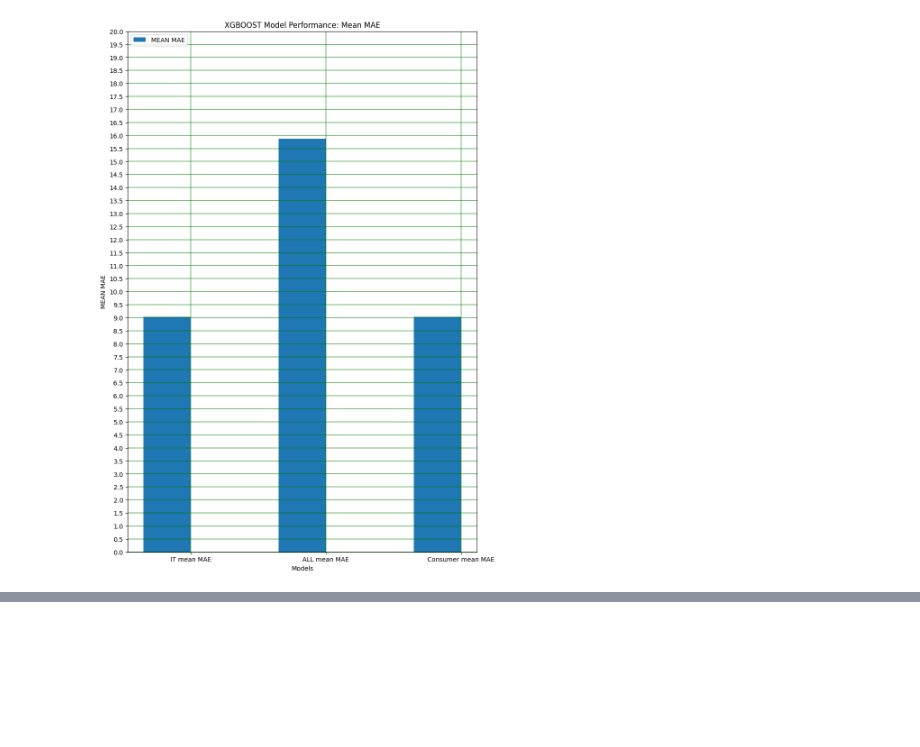
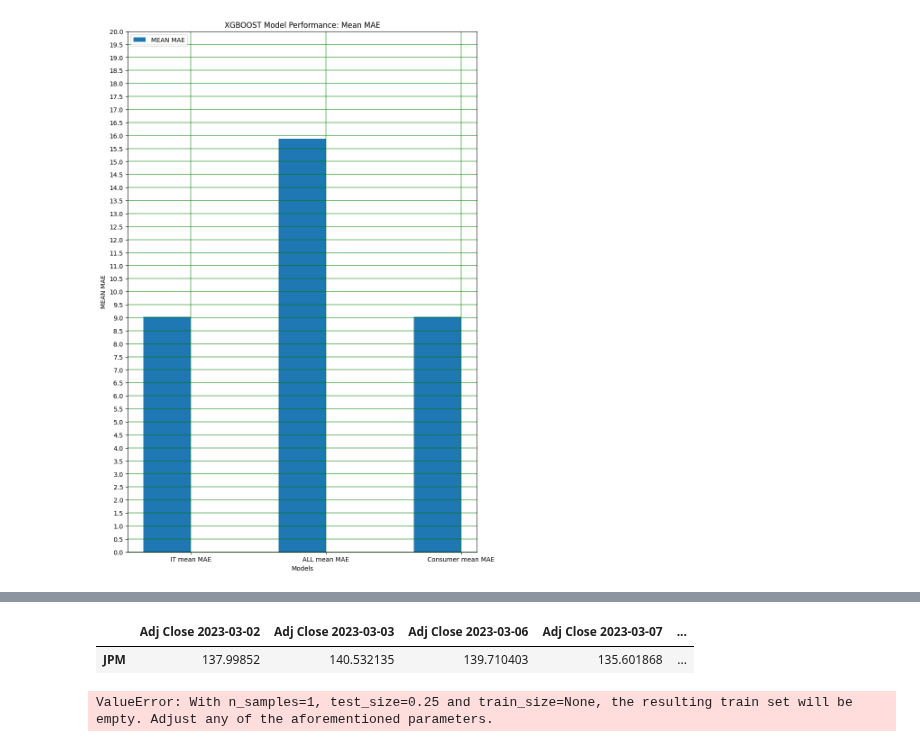
Before and after one commit to ktongk/BTT-JPMC-1, a Jupyter notebook: Anna/pricepred.ipynb, the cells around one changed output, grey strips where cells are left out. Drawn from its saved outputs; the diff is of its cells as text; code cells hidden in the pictures; blank space fills up the shorter version.

```diff
--- a/Anna/pricepred.ipynb
+++ b/Anna/pricepred.ipynb
@@ -244,7 +244,7 @@ it
 | ZBRA | 306.059998 | 309.450012 | 305.809998 | 302.160004 | ... |
 64 rows × 14 columns
 # %%
-#JPM = df['JPM'].to_frame().T
+JPM = df['JPM'].to_frame().T
 # %%
 it = it.drop(columns="Industry", axis = 1)
 # %%
@@ -643,0 +681,26 @@ plt.show()
+# %%
+JPM
+# %% [output]
+|  | Adj Close 2023-03-02 | Adj Close 2023-03-03 | Adj Close 2023-03-06 | Adj Close 2023-03-07 | ... |
+| JPM | 137.99852 | 140.532135 | 139.710403 | 135.601868 | ... |
+# %%
+y_JPM = JPM['Adj Close 2023-03-20']
+X_JPM = JPM.drop(columns='Adj Close 2023-03-20', axis=1)
+
+# Check the size of your dataset
+dataset_size = len(X_JPM)
+
+# Adjust the test_size based on the dataset size
+test_size = min(0.25, 1 / max(2, dataset_size))
+
+X_trainJPM, X_testJPM, y_trainJPM, y_testJPM = train_test_split(X_JPM, y_JPM, test_size=test_size, random_state=1234)
+
+modelJPM = XGBRegressor()
+modelJPM.fit(X_trainJPM, y_trainJPM)
+
+prediction = modelJPM.predict(X_testJPM)
+
+# Summarize prediction
+print('Predicted:', prediction)
+# %% [output]
+ValueError: With n_samples=1, test_size=0.25 and train_size=None, the resulting train set will be empty. Adjust any of the aforementioned parameters.
```
Also changed, not shown: parts of 9 cells of this notebook.
